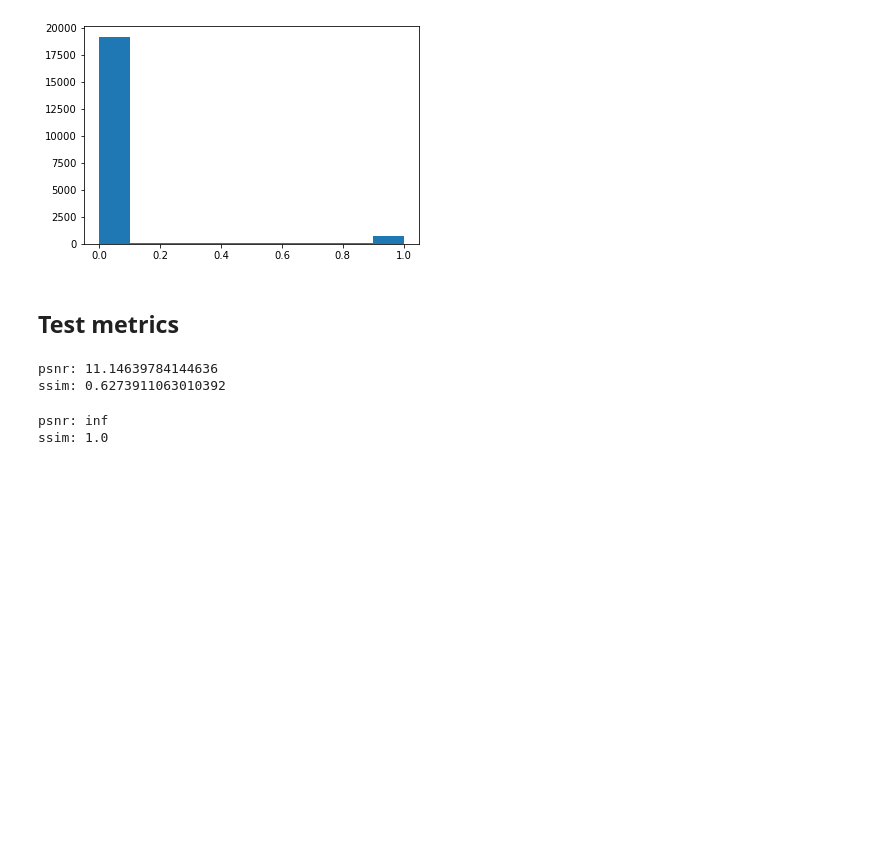
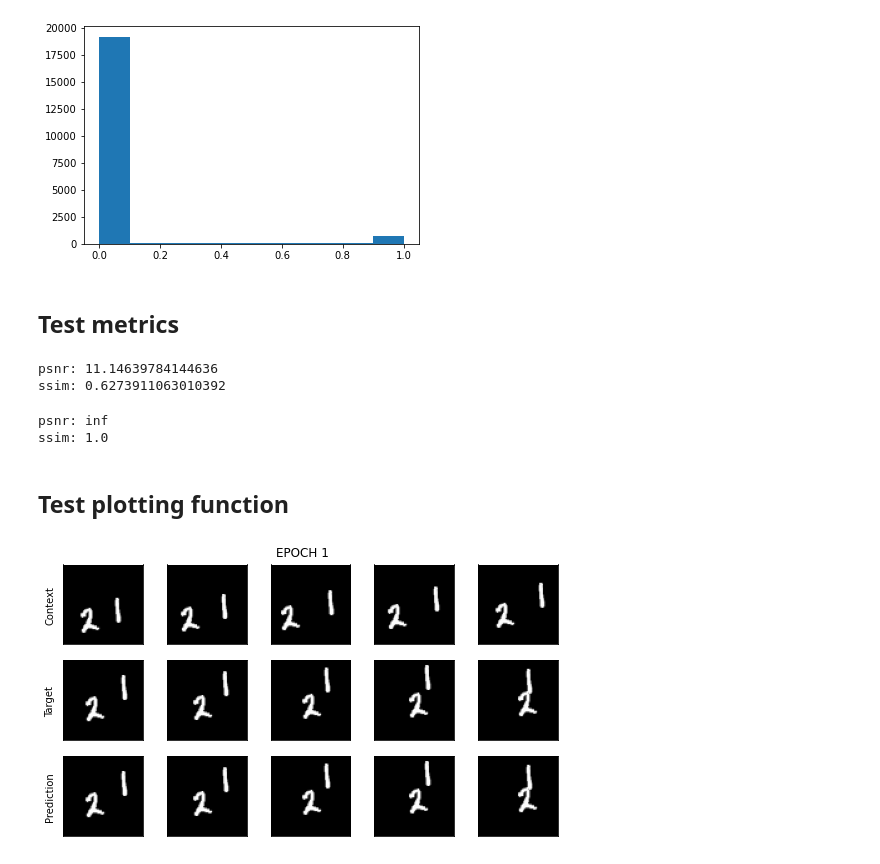
Before and after one commit to kfung2/bounce-digits, a Jupyter notebook: sandbox.ipynb, the cells around one changed output. Cells and saved outputs as stored; diff of their text form; code cells hidden in the pictures; blank space fills up the shorter version.

```diff
--- a/sandbox.ipynb
+++ b/sandbox.ipynb
@@ -90,3 +94,39 @@ print(f'ssim: {ssim(vid1, vid1)}')
 # %% [output]
 psnr: inf
 ssim: 1.0
+# %% [markdown]
+## Test plotting function
+# %%
+def make_grid(ctx, tgt, pred, epoch, cmap='gray'):
+    num_ctx_frames= ctx.shape[1]
+    num_tgt_frames = tgt.shape[1]
+
+    def show_frames(frames, ax, row_label=None):
+        for i, frame in enumerate(frames):
+            if cmap is not None:
+                ax[i].imshow(frame, cmap)
+            else:
+                ax[i].imshow(frame)
+            ax[i].set_xticks([])
+            ax[i].set_yticks([])
+
+        if row_label is not None:
+            ax[0].set_ylabel(row_label)
+
+    ctx_frames = ctx.squeeze().cpu().numpy()
+    tgt_frames = tgt.squeeze().cpu().numpy()
+    pred_frames = pred.squeeze().cpu().numpy()
+
+    fig, ax = plt.subplots(3, max(num_ctx_frames, num_tgt_frames),
+                       figsize = (9, 5))
+    fig.suptitle(f"EPOCH {epoch}", y=0.93)
+    show_frames(ctx_frames, ax[0], "Context")
+    show_frames(tgt_frames, ax[1], "Target")
+    show_frames(pred_frames, ax[2], "Prediction")
+
+
+    return fig
+# %%
+fig = make_grid(train_x_batch[5], train_y_batch[5], train_y_batch[5], 1)
+# %% [output]
+[figure, added]
```
Also changed, not shown: parts of 6 cells of this notebook, 11 other files.
